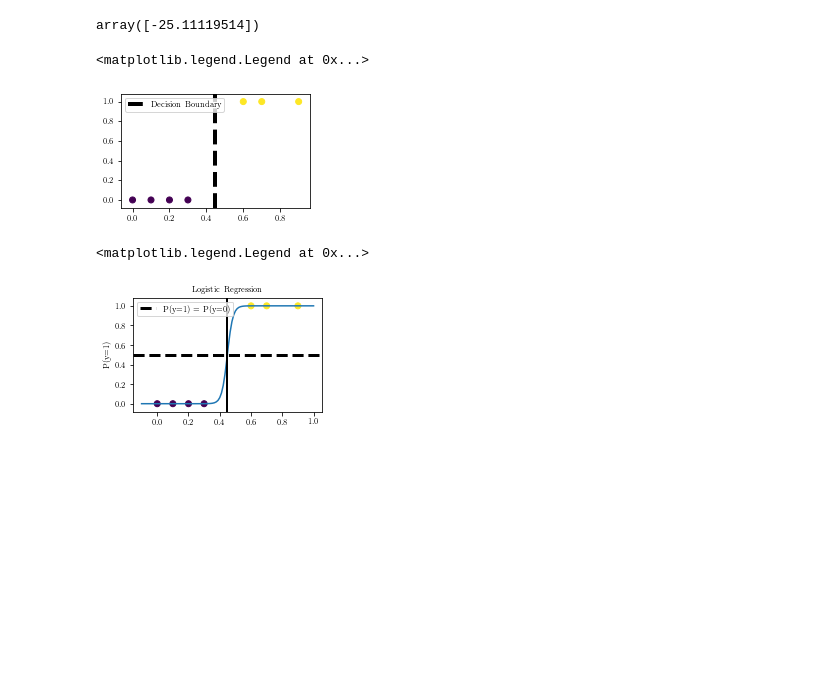
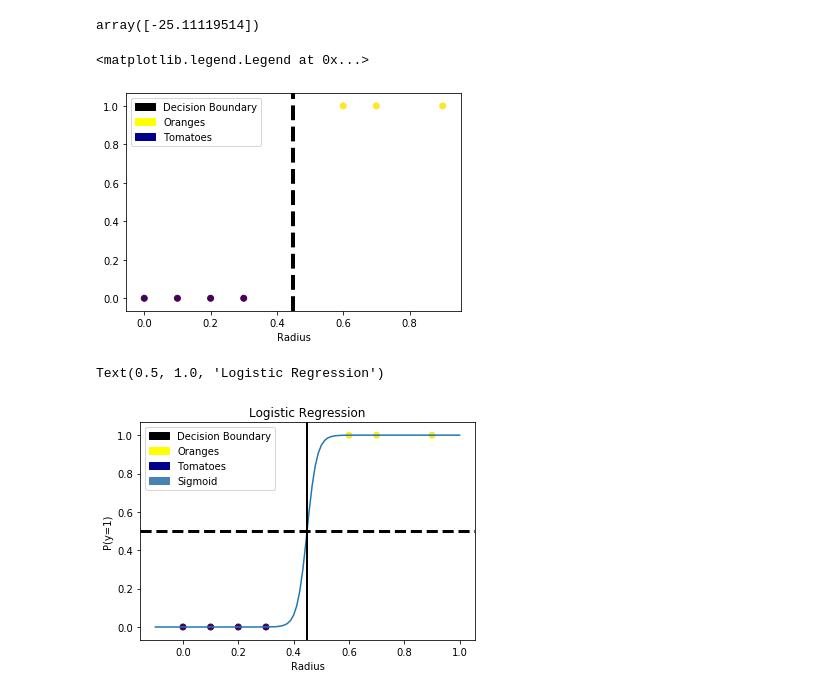
Before and after one commit to nipunbatra/ml-teaching, a Jupyter notebook: notebooks/logistic-apple-oranges.ipynb, the cells around one changed output. Saved outputs shown, nothing was run; the diff lists cells and outputs as text; code cells hidden in the pictures; blank space fills up the shorter version.

Commit message:
updated logistic regression notebooks

```diff
--- a/notebooks/logistic-apple-oranges.ipynb
+++ b/notebooks/logistic-apple-oranges.ipynb
@@ -43,22 +49,32 @@ array([-25.11119514])
 def sigmoid(z):
     return 1/(1+np.exp(-z))
 # %%
+#latexify()
 plt.scatter(x, y, c=y)
+yellow_patch = mpatches.Patch(color='yellow', label='Oranges')
+blue_patch = mpatches.Patch(color='darkblue', label='Tomatoes')
+black_patch = mpatches.Patch(color='black', label='Decision Boundary')
 plt.axvline(-clf.intercept_[0]/clf.coef_[0],label='Decision Boundary',linestyle='--',color='k',lw=4)
-plt.legend()
+plt.xlabel('Radius')
+plt.legend(handles=[black_patch, yellow_patch, blue_patch])
 # %% [output]
 <matplotlib.legend.Legend at 0x...>
-[figure, old version]
+[figure, new version]
 # %%
 x_dum = np.linspace(-0.1, 1, 100)
 plt.plot(x_dum, sigmoid(x_dum*clf.coef_[0] + clf.intercept_[0]))
 plt.scatter(x, y, c=y)
-
+#latexify()
 plt.axvline(-clf.intercept_[0]/clf.coef_[0], lw=2, color='black')
 plt.axhline(0.5, linestyle='--',color='k',lw=3, label='P(y=1) = P(y=0)')
 plt.ylabel("P(y=1)")
+plt.xlabel('Radius')
+yellow_patch = mpatches.Patch(color='yellow', label='Oranges')
+blue_patch = mpatches.Patch(color='darkblue', label='Tomatoes')
+black_patch = mpatches.Patch(color='black', label='Decision Boundary')
+sigmoid_patch = mpatches.Patch(color='steelblue', label='Sigmoid')
+plt.legend(handles=[black_patch, yellow_patch, blue_patch, sigmoid_patch])
 plt.title("Logistic Regression")
-plt.legend()
 # %% [output]
-<matplotlib.legend.Legend at 0x...>
+Text(0.5, 1.0, 'Logistic Regression')
-[figure, old version]
+[figure, new version]
```
Also changed, not shown: parts of 3 cells of this notebook, 3 other files.
